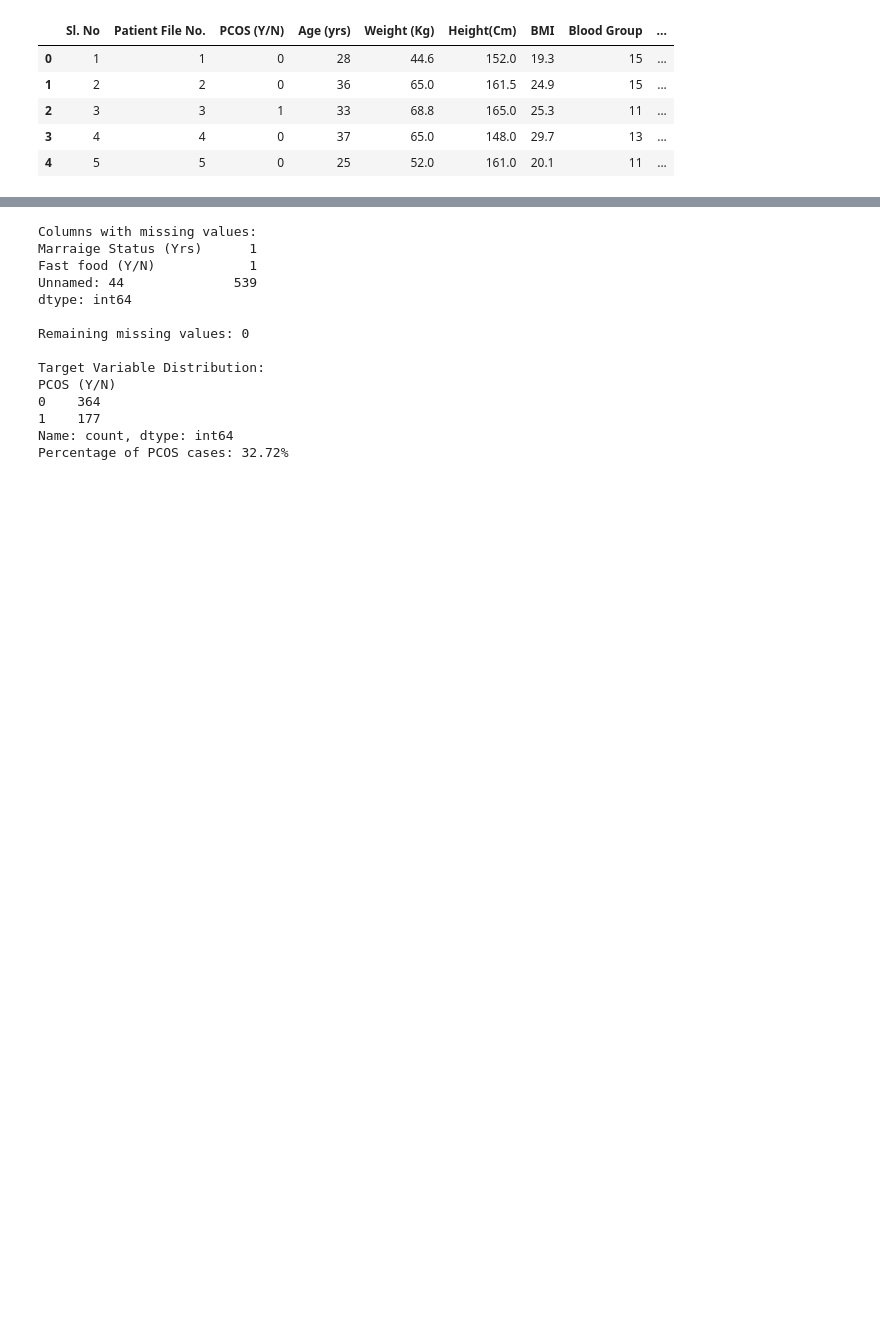
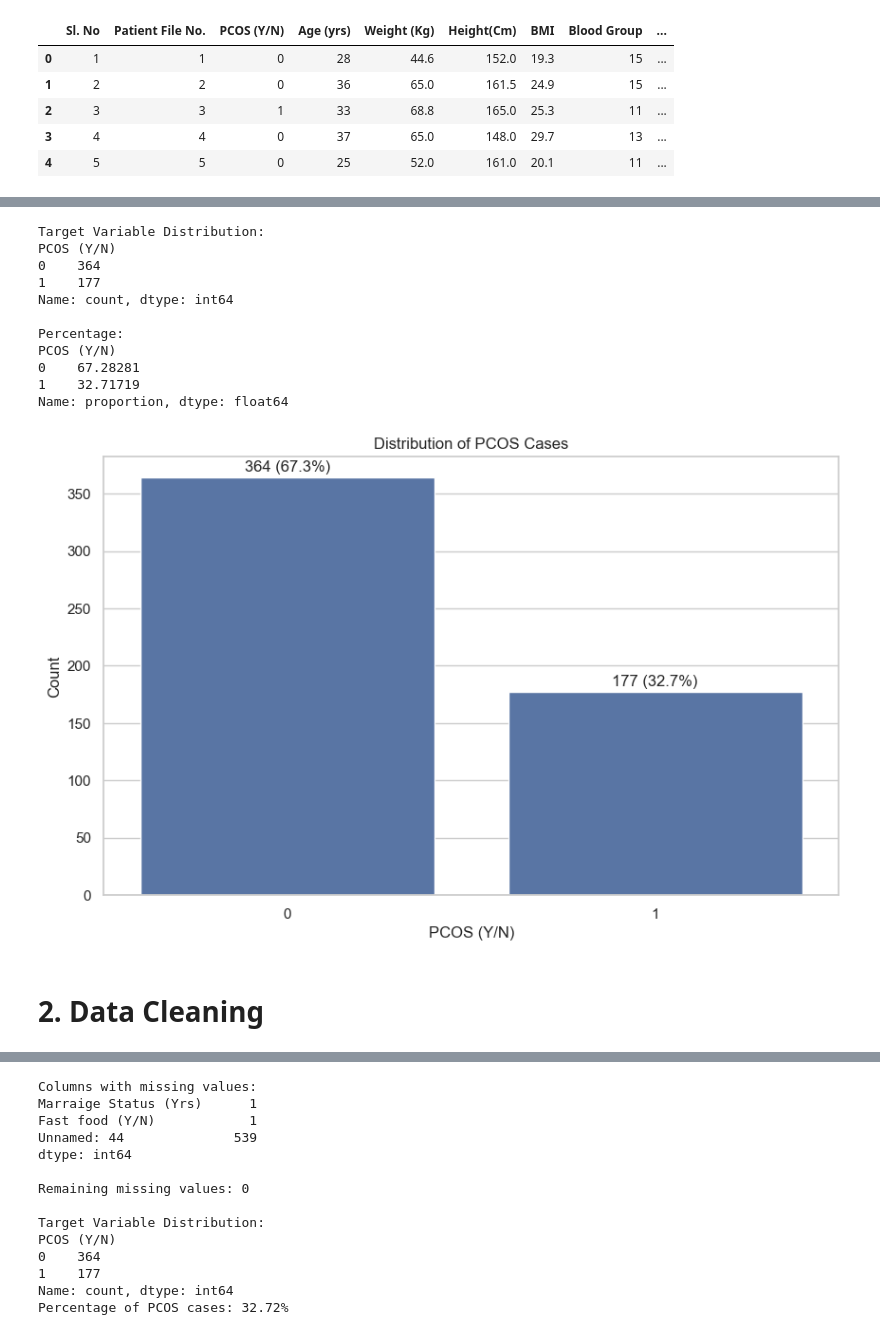
Before and after one commit to ktiking/PCOS_detection, a Jupyter notebook: model/pcos_notebook.ipynb, the cells around one changed output, grey strips where cells are left out. Cells and saved outputs as stored; diff of their text form; code cells hidden in the pictures; blank space fills up the shorter version.

```diff
--- a/model/pcos_notebook.ipynb
+++ b/model/pcos_notebook.ipynb
@@ -74,0 +132,38 @@ Dataset Shape: (541, 45)
+# %%
+# Analyze the target variable 'PCOS (Y/N)'
+if 'PCOS (Y/N)' in df.columns:
+    target_counts = df['PCOS (Y/N)'].value_counts()
+    target_percentage = df['PCOS (Y/N)'].value_counts(normalize=True) * 100
+
+    print("Target Variable Distribution:")
+    print(target_counts)
+    print("\nPercentage:")
+    print(target_percentage)
+
+    # Visualize target distribution
+    plt.figure(figsize=(10, 6))
+    ax = sns.countplot(x='PCOS (Y/N)', data=df)
+    plt.title('Distribution of PCOS Cases')
+    plt.xlabel('PCOS (Y/N)')
+    plt.ylabel('Count')
+
+    # Add count labels on top of bars
+    for i, count in enumerate(target_counts):
+        ax.text(i, count + 5, f"{count} ({target_percentage.iloc[i]:.1f}%)", ha='center')
+
+    plt.show()
+else:
+    print("Target variable 'PCOS (Y/N)' not found in the dataset.")
+# %% [output]
+Target Variable Distribution:
+PCOS (Y/N)
+0    364
+1    177
+Name: count, dtype: int64
+
+Percentage:
+PCOS (Y/N)
+0    67.28281
+1    32.71719
+Name: proportion, dtype: float64
+[figure, added]
@@ -74,0 +200,2 @@ Dataset Shape: (541, 45)
+# %% [markdown]
+# 2. Data Cleaning
```
Also changed, not shown: parts of 24 cells of this notebook, 3 other files.
